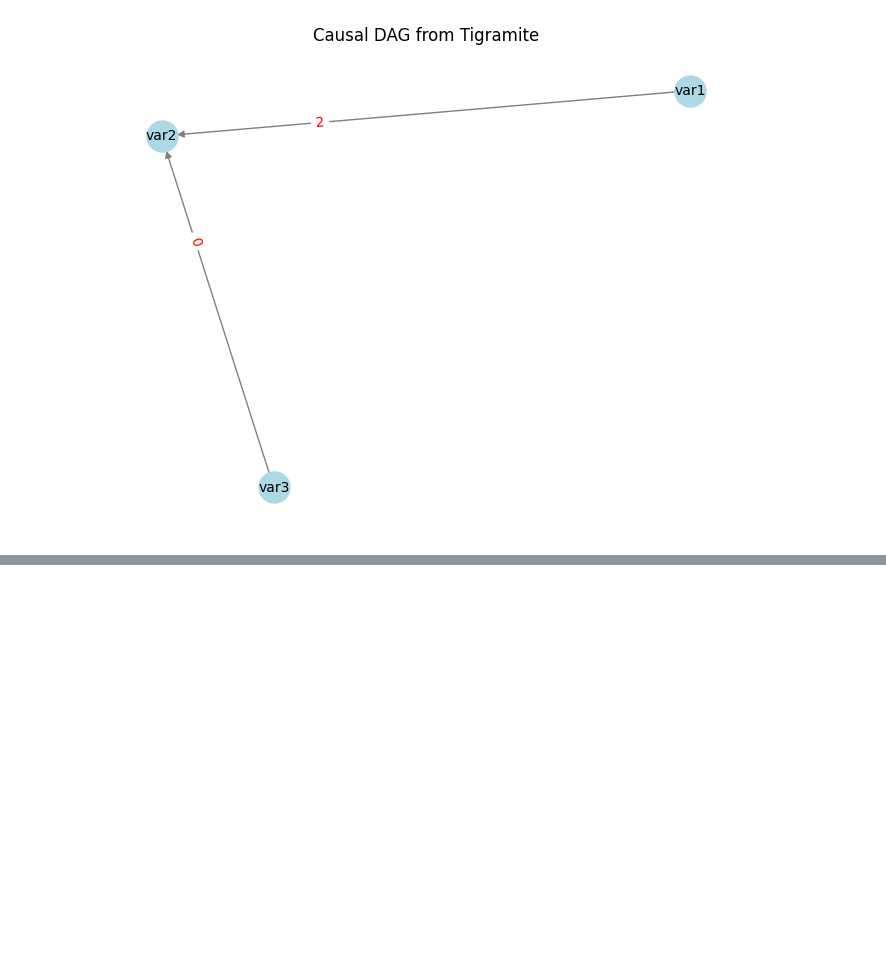
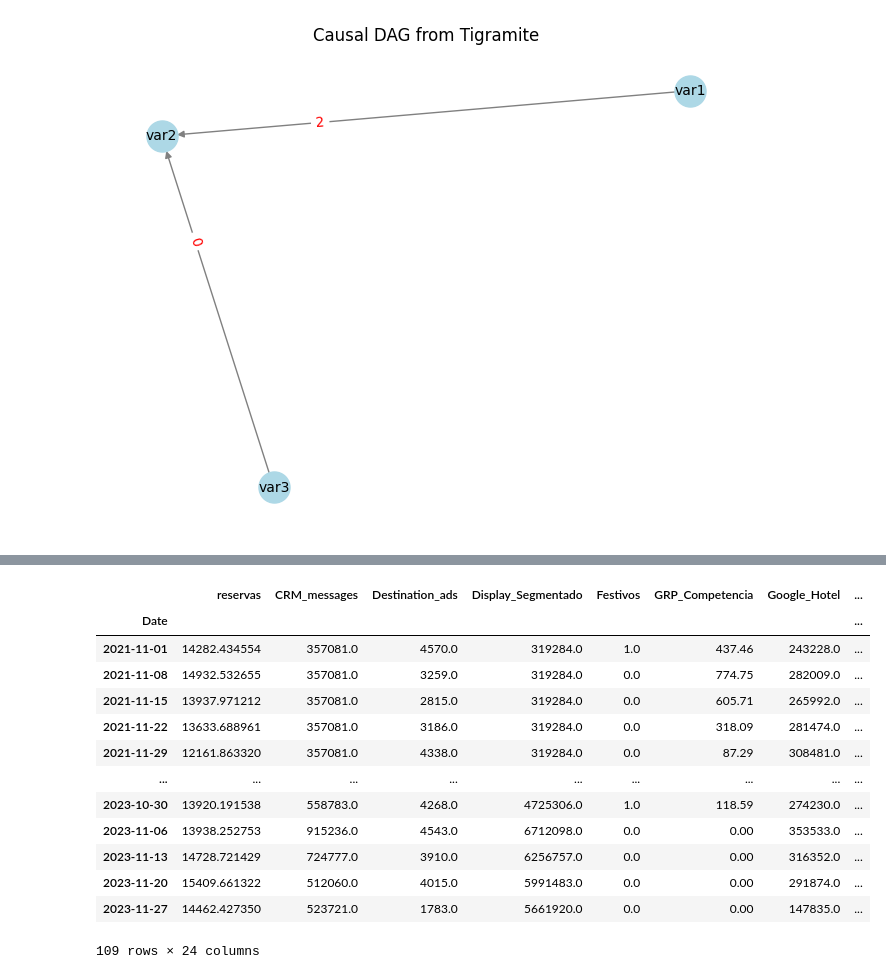
Before and after one commit to miguel-conde/causalty, a Jupyter notebook: PYTHON/notebooks/tst_trigramite.ipynb, the cells around one changed output, grey strips where cells are left out. Saved outputs shown, nothing was run; the diff lists cells and outputs as text; code cells hidden in the pictures; blank space fills up the shorter version.

```diff
--- a/PYTHON/notebooks/tst_trigramite.ipynb
+++ b/PYTHON/notebooks/tst_trigramite.ipynb
@@ -100,0 +200,39 @@ ValueError: 'var1' is not in list
+# %%
+df_time_series = pd.concat(
+    [
+        es_base0[["Date", "group", "reservas"]].groupby(['Date']).sum().drop(['group'], axis=1),
+        es_base0.loc[es_base0['group'] == 1, :].drop(["reservas", "group"], axis=1).set_index('Date'),
+    ],
+    axis=1
+)
+
+# Crete 'promos' column with the sum of all promotions
+df_time_series['promos'] = df_time_series[[col for col in df_time_series.columns if 'promocion' in col]].sum(axis = 1)
+
+cols_to_drop = ['gri_index', 'mpi_metric',
+       'nps_index', 'promocionblackfriday', 'promociondiscovery_dollars',
+       'promociondoublenights', 'promocionupto10-offseason',
+       'promocionupto10-season', 'promocionupto15-offseason',
+       'promocionupto15-season', 'promocionupto20-season',
+       'promocionupto25-season', 'promocionupto30-season',
+       'promocionupto35-offseason', 'promocionupto40-offseason', 'rgi_metric',
+       'relative_ari_metric']
+
+df_time_series = df_time_series.drop(cols_to_drop, axis = 1).dropna()
+
+df_time_series
+# %% [output]
+|  | reservas | CRM_messages | Destination_ads | Display_Segmentado | Festivos | GRP_Competencia | Google_Hotel | ... |
+| Date |  |  |  |  |  |  |  | ... |
+| 2021-11-01 | 14282.434554 | 357081.0 | 4570.0 | 319284.0 | 1.0 | 437.46 | 243228.0 | ... |
+| 2021-11-08 | 14932.532655 | 357081.0 | 3259.0 | 319284.0 | 0.0 | 774.75 | 282009.0 | ... |
+| 2021-11-15 | 13937.971212 | 357081.0 | 2815.0 | 319284.0 | 0.0 | 605.71 | 265992.0 | ... |
+| 2021-11-22 | 13633.688961 | 357081.0 | 3186.0 | 319284.0 | 0.0 | 318.09 | 281474.0 | ... |
+| 2021-11-29 | 12161.863320 | 357081.0 | 4338.0 | 319284.0 | 0.0 | 87.29 | 308481.0 | ... |
+| ... | ... | ... | ... | ... | ... | ... | ... | ... |
+| 2023-10-30 | 13920.191538 | 558783.0 | 4268.0 | 4725306.0 | 1.0 | 118.59 | 274230.0 | ... |
+| 2023-11-06 | 13938.252753 | 915236.0 | 4543.0 | 6712098.0 | 0.0 | 0.00 | 353533.0 | ... |
+| 2023-11-13 | 14728.721429 | 724777.0 | 3910.0 | 6256757.0 | 0.0 | 0.00 | 316352.0 | ... |
+| 2023-11-20 | 15409.661322 | 512060.0 | 4015.0 | 5991483.0 | 0.0 | 0.00 | 291874.0 | ... |
+| 2023-11-27 | 14462.427350 | 523721.0 | 1783.0 | 5661920.0 | 0.0 | 0.00 | 147835.0 | ... |
+109 rows × 24 columns
```
Also changed, not shown: parts of 15 cells of this notebook.
